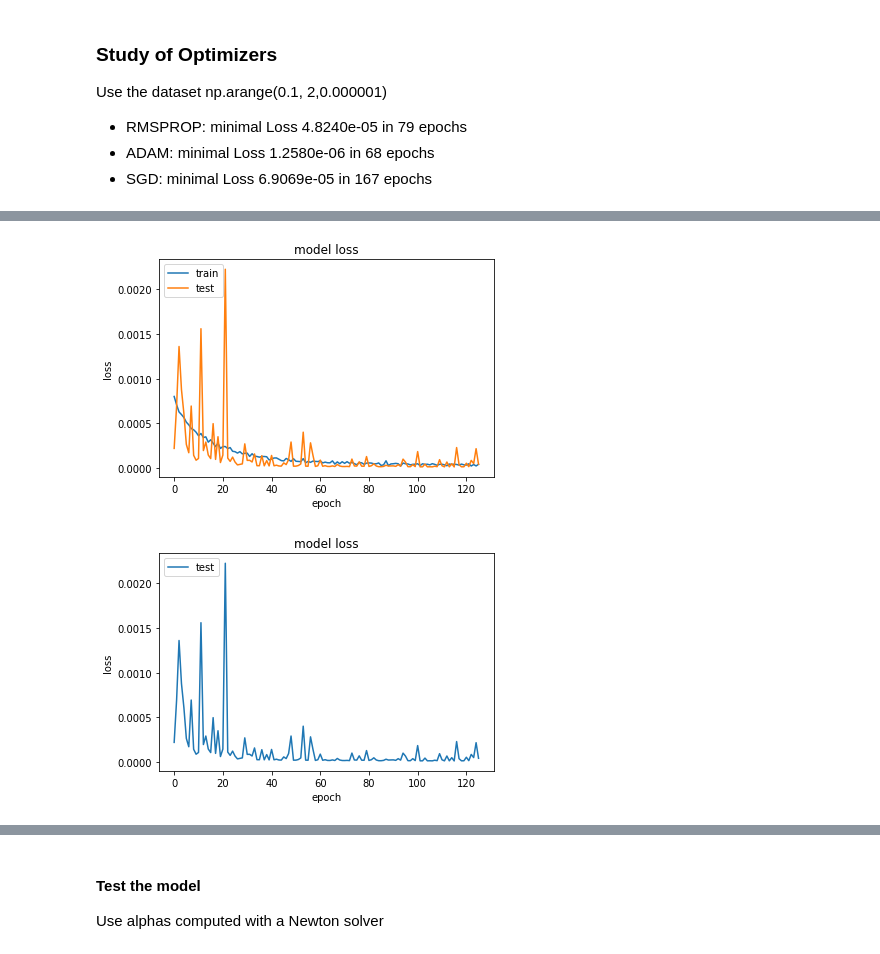
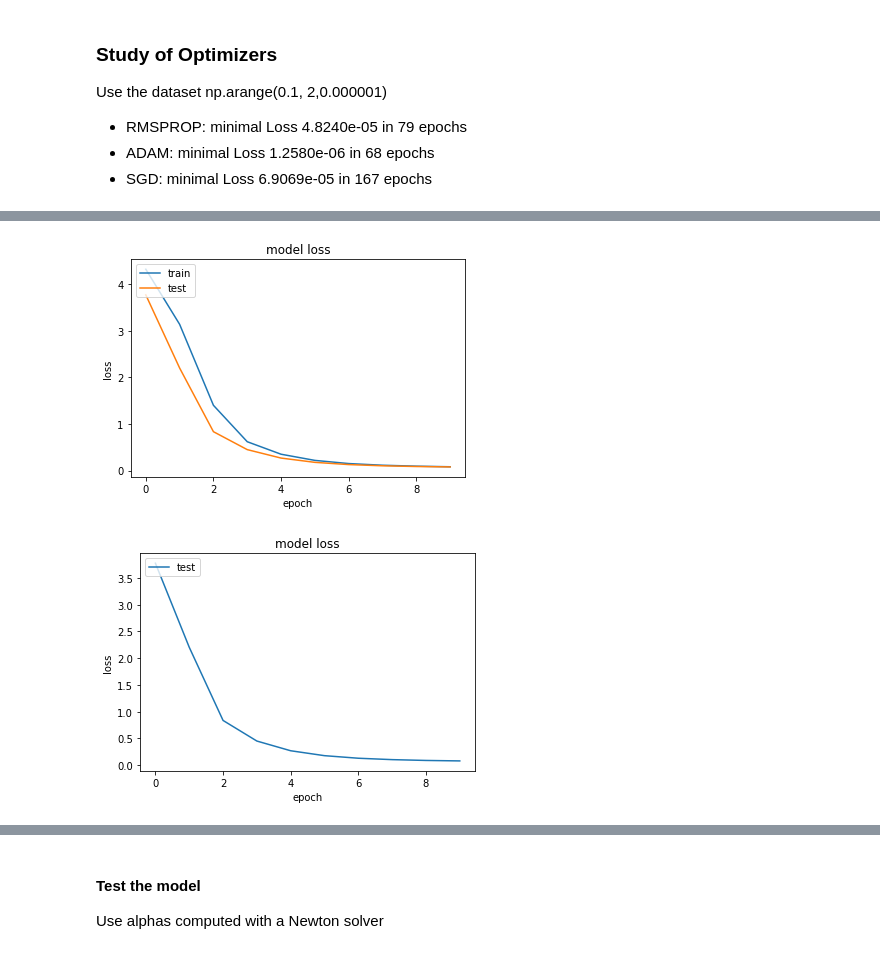
Before and after one commit to CSMMLab/KiT-RT, a Jupyter notebook: code/python/neural_entropy/EntropyTrainer.ipynb, the cells around one changed output, grey strips where cells are left out. Cells and saved outputs as stored; diff of their text form; code cells hidden in the pictures.

```diff
--- a/code/python/neural_entropy/EntropyTrainer.ipynb
+++ b/code/python/neural_entropy/EntropyTrainer.ipynb
@@ -325,8 +323,10 @@ def custom_loss1dMB(u_input, alpha_pred): # (label,prediciton)
     return 4*math.pi*tf.math.exp(alpha_pred*np.sqrt(1/(4*np.pi))) - alpha_pred*u_input
 
 # Custom Loss
-def custom_loss1dMBPrime(u_input, alpha_pred): # (label,prediciton)
-    return 0.5*tf.square(4*math.pi*np.sqrt(1/(4*np.pi))*tf.math.exp(alpha_pred*np.sqrt(1/(4*np.pi))) - u_input)
+def custom_loss1dMBPrime(): # (label,prediciton)
+    def loss(u_input, alpha_pred):
+        return 0.5*tf.square(4*math.pi*np.sqrt(1/(4*np.pi))*tf.math.exp(alpha_pred*np.sqrt(1/(4*np.pi))) - u_input)
+    return loss
 
 # Custom Loss
 def custom_loss1dQuad(u_input, alpha_pred): # (label,prediciton)
@@ -359,7 +359,6 @@ def create_model():
 
     # tf.keras.losses.MeanSquaredError()
     #custom_loss1d
-    model.compile(loss=custom_loss1dMBPrime , optimizer='adam',
-              metrics=[custom_loss1dMB, custom_loss1dMBPrime])
+    model.compile(loss=custom_loss1dMBPrime() , optimizer='adam') #, metrics=[custom_loss1dMB, custom_loss1dMBPrime()])
 
     return model
@@ -386,6 +385,6 @@ _________________________________________________________________
 # %%
 # build training data and shuffe!
-uTrain = np.arange(0.1, 10,0.000001)
+uTrain = np.arange(0.1, 10,0.0001)
 print(uTrain)
 random.shuffle(uTrain)
 print(uTrain)
@@ -400,24 +399,12 @@ Use the dataset np.arange(0.1, 2,0.000001)
 * ADAM:    minimal Loss  1.2580e-06 in 68 epochs
 * SGD:  minimal Loss 6.9069e-05 in 167 epochs
 # %%
-# build training data and shuffe!
-#uTrain = np.arange(0.1, 1, 0.000001)
-#random.shuffle(uTrain)
-
-# create training data, consiting of only one moment u = 1
-#uTrain = np.ones(1000000)
-print(uTrain)
-#uTrain2 = np.ones(1000000)*2
-#uTrain = np.concatenate(uTrain1,uTrain2)
-
 #Create Early Stopping callback
 es = EarlyStopping(monitor='loss', mode='min', min_delta =0.00005, patience=50, verbose=10) # loss == custom_loss1dMBPrime by model definition
 mc = ModelCheckpoint('best_model.h5', monitor='loss', mode='min', save_best_only=True)
 
-# use uTrain as labels, since the custom loss is prepared that way
-#,tf.keras.callbacks.History() ,
-
-history = model.fit(uTrain, uTrain,validation_split=0.3, epochs=1500, batch_size=1000, verbose=1, callbacks = [es,mc])
+# Train the model
+history = model.fit(uTrain, uTrain,validation_split=0.3, epochs=10, batch_size=1000, verbose=1, callbacks = [es,mc])
 
 # summarize history for loss
 plt.plot(history.history['loss'])
@@ -455,5 +445,5 @@ Epoch 00126: early stopping
-[figure, old version]
+[figure, new version]
-[figure, old version]
+[figure, new version]
 # %%
 # make prediction
 pred = model.predict([1])
```
Also changed, not shown: parts of 15 cells of this notebook, 1 other file.
